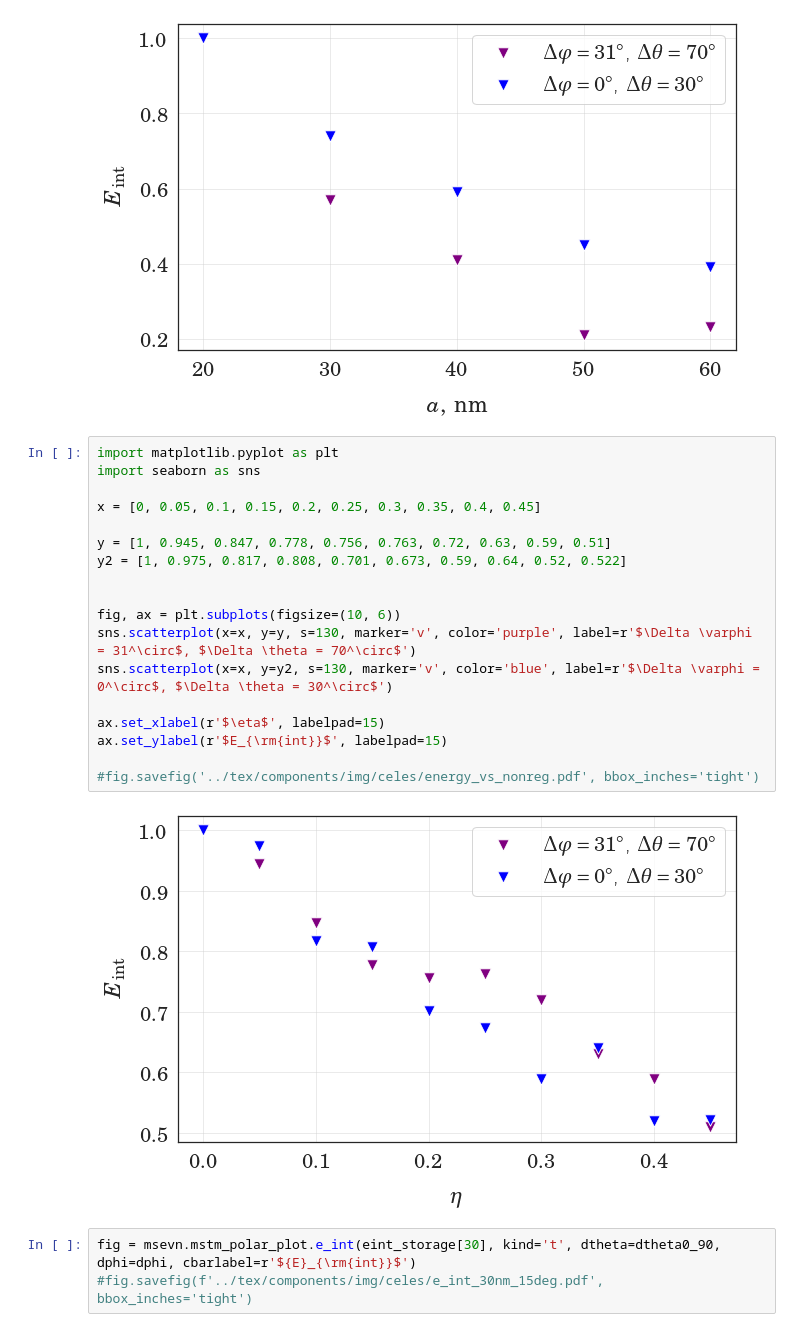
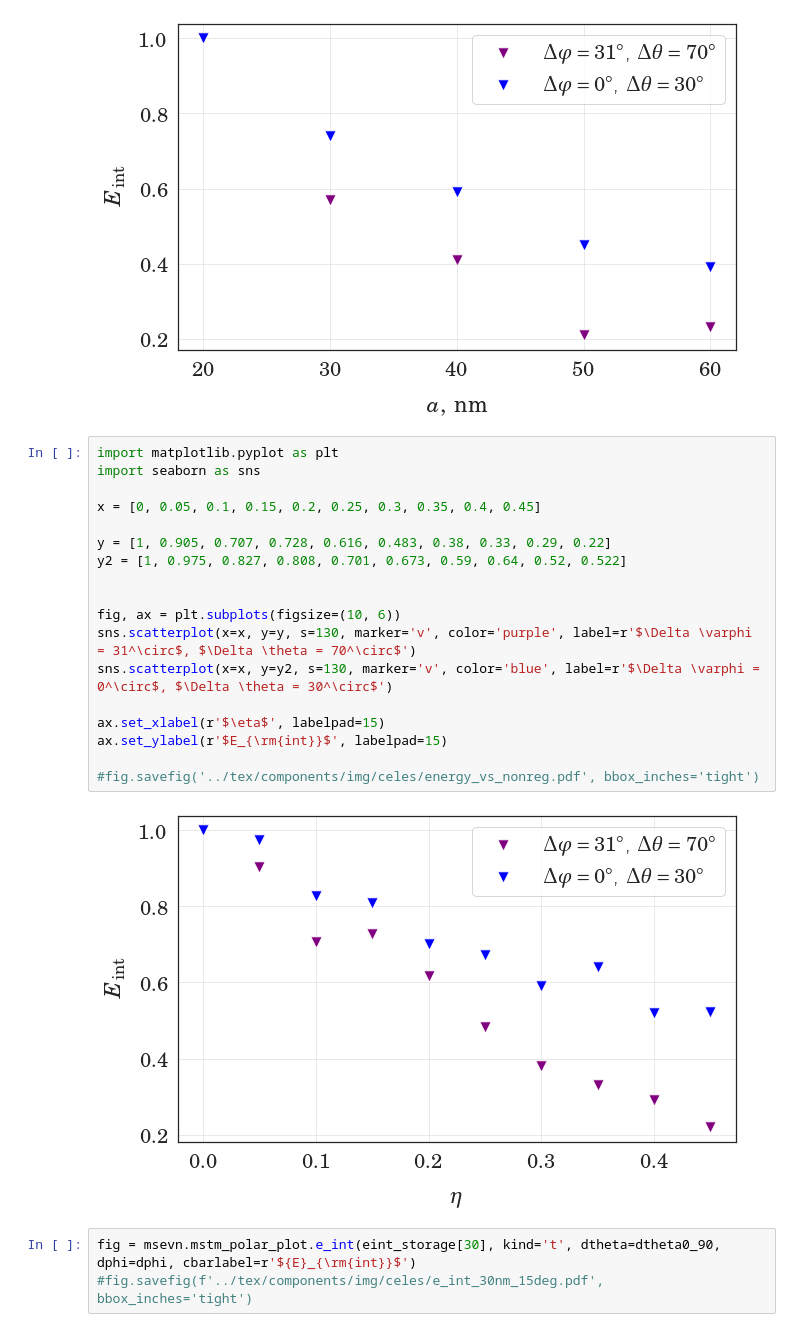
Before and after one commit to Misery7100-Magistracy/Angular-dispersion-boost, a Jupyter notebook: computations/mstm3d.ipynb, the cells around one changed output. Cells and saved outputs as stored; diff of their text form.

```diff
--- a/computations/mstm3d.ipynb
+++ b/computations/mstm3d.ipynb
@@ -182,23 +211,23 @@ ax.set_ylabel(r'$E_{\rm{int}}$', labelpad=15)
 # %%
 import matplotlib.pyplot as plt
 import seaborn as sns
 
 x = [0, 0.05, 0.1, 0.15, 0.2, 0.25, 0.3, 0.35, 0.4, 0.45]
 
-y = [1, 0.945, 0.847, 0.778, 0.756, 0.763, 0.72, 0.63, 0.59, 0.51]
-y2 = [1, 0.975, 0.817, 0.808, 0.701, 0.673, 0.59, 0.64, 0.52, 0.522]
+y = [1, 0.905, 0.707, 0.728, 0.616, 0.483, 0.38, 0.33, 0.29, 0.22]
+y2 = [1, 0.975, 0.827, 0.808, 0.701, 0.673, 0.59, 0.64, 0.52, 0.522]
 
 
 fig, ax = plt.subplots(figsize=(10, 6))
 sns.scatterplot(x=x, y=y, s=130, marker='v', color='purple', label=r'$\Delta \varphi = 31^\circ$, $\Delta \theta = 70^\circ$')
 sns.scatterplot(x=x, y=y2, s=130, marker='v', color='blue', label=r'$\Delta \varphi = 0^\circ$, $\Delta \theta = 30^\circ$')
 
 ax.set_xlabel(r'$\eta$', labelpad=15)
 ax.set_ylabel(r'$E_{\rm{int}}$', labelpad=15)
 
 #fig.savefig('../tex/components/img/celes/energy_vs_nonreg.pdf', bbox_inches='tight')
 # %% [output]
-[figure, old version]
+[figure, new version]
 # %%
 fig = msevn.mstm_polar_plot.e_int(eint_storage[30], kind='t', dtheta=dtheta0_90, dphi=dphi, cbarlabel=r'${E}_{\rm{int}}$')
 #fig.savefig(f'../tex/components/img/celes/e_int_30nm_15deg.pdf', bbox_inches='tight')
```
Also changed, not shown: parts of 12 cells of this notebook, 14 other files.
